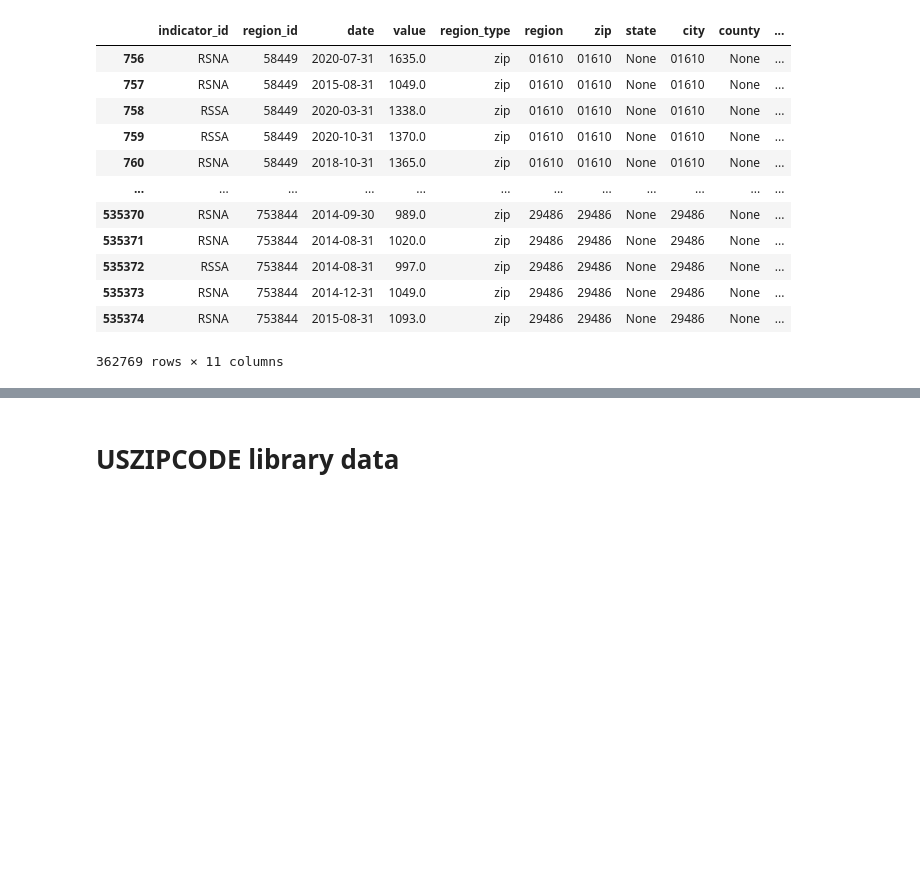
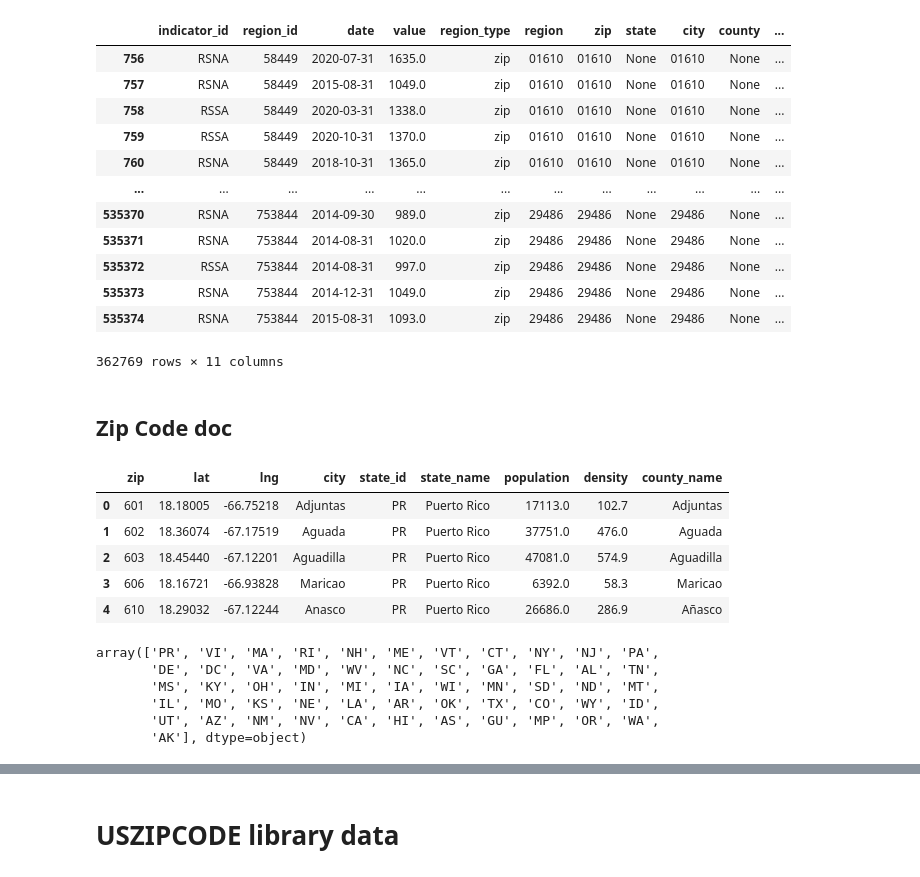
Before and after one commit to BloomTech-Labs/PT17_cityspire-f-ds, a Jupyter notebook: notebooks/exploratory/real_estate.ipynb, the cells around one changed output, grey strips where cells are left out. Cells and saved outputs as stored; diff of their text form; code cells hidden in the pictures; blank space fills up the shorter version.

```diff
--- a/notebooks/exploratory/real_estate.ipynb
+++ b/notebooks/exploratory/real_estate.ipynb
@@ -398,3 +398,25 @@ rent_per_region[rent_per_region['city'].str.contains(r"^\d+$")]
 | 535373 | RSNA | 753844 | 2014-12-31 | 1049.0 | zip | 29486 | 29486 | None | 29486 | None | ... |
 | 535374 | RSNA | 753844 | 2015-08-31 | 1093.0 | zip | 29486 | 29486 | None | 29486 | None | ... |
 362769 rows × 11 columns
+# %% [markdown]
+## Zip Code doc
+# %%
+zips = pd.read_csv("V:\\uszips.csv")
+zips = zips[['zip', 'lat', 'lng', 'city', 'state_id', 'state_name', 'population', 'density', 'county_name']]
+zips.head()
+# %% [output]
+|  | zip | lat | lng | city | state_id | state_name | population | density | county_name |
+| 0 | 601 | 18.18005 | -66.75218 | Adjuntas | PR | Puerto Rico | 17113.0 | 102.7 | Adjuntas |
+| 1 | 602 | 18.36074 | -67.17519 | Aguada | PR | Puerto Rico | 37751.0 | 476.0 | Aguada |
+| 2 | 603 | 18.45440 | -67.12201 | Aguadilla | PR | Puerto Rico | 47081.0 | 574.9 | Aguadilla |
+| 3 | 606 | 18.16721 | -66.93828 | Maricao | PR | Puerto Rico | 6392.0 | 58.3 | Maricao |
+| 4 | 610 | 18.29032 | -67.12244 | Anasco | PR | Puerto Rico | 26686.0 | 286.9 | Añasco |
+# %%
+zips['state_id'].unique()
+# %% [output]
+array(['PR', 'VI', 'MA', 'RI', 'NH', 'ME', 'VT', 'CT', 'NY', 'NJ', 'PA',
+       'DE', 'DC', 'VA', 'MD', 'WV', 'NC', 'SC', 'GA', 'FL', 'AL', 'TN',
+       'MS', 'KY', 'OH', 'IN', 'MI', 'IA', 'WI', 'MN', 'SD', 'ND', 'MT',
+       'IL', 'MO', 'KS', 'NE', 'LA', 'AR', 'OK', 'TX', 'CO', 'WY', 'ID',
+       'UT', 'AZ', 'NM', 'NV', 'CA', 'HI', 'AS', 'GU', 'MP', 'OR', 'WA',
+       'AK'], dtype=object)
```
Also changed, not shown: parts of 8 cells of this notebook.
